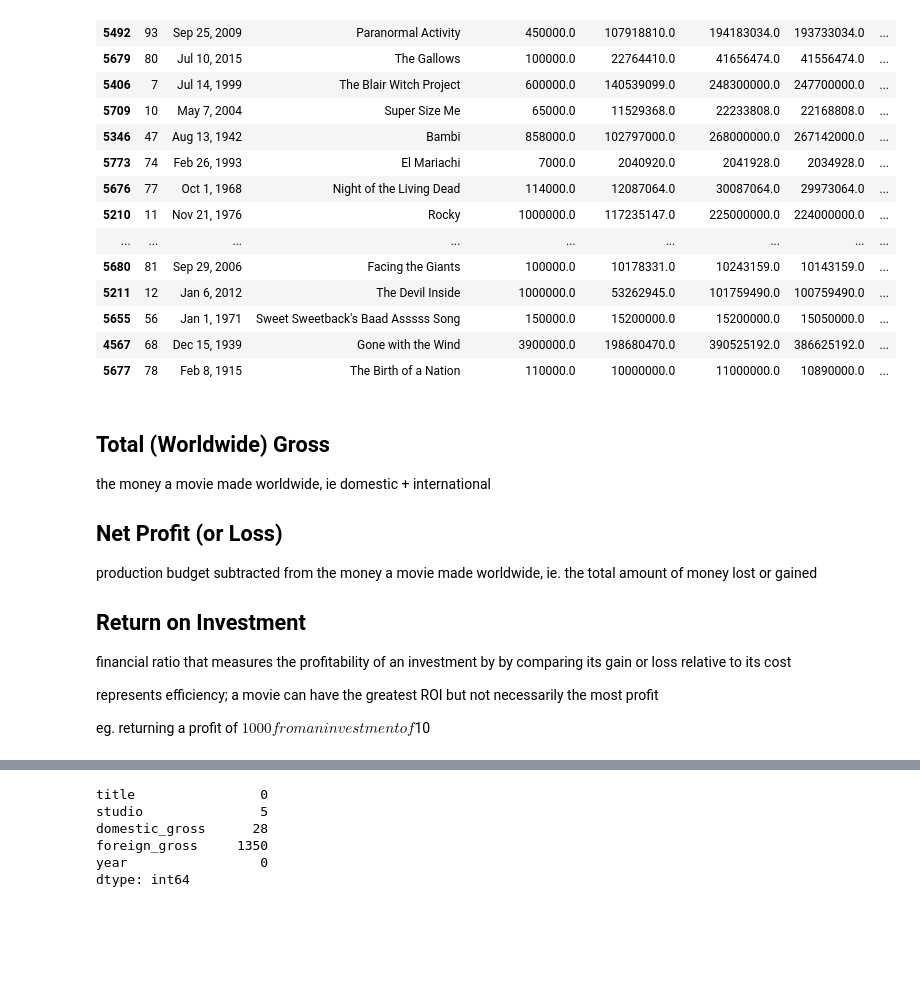
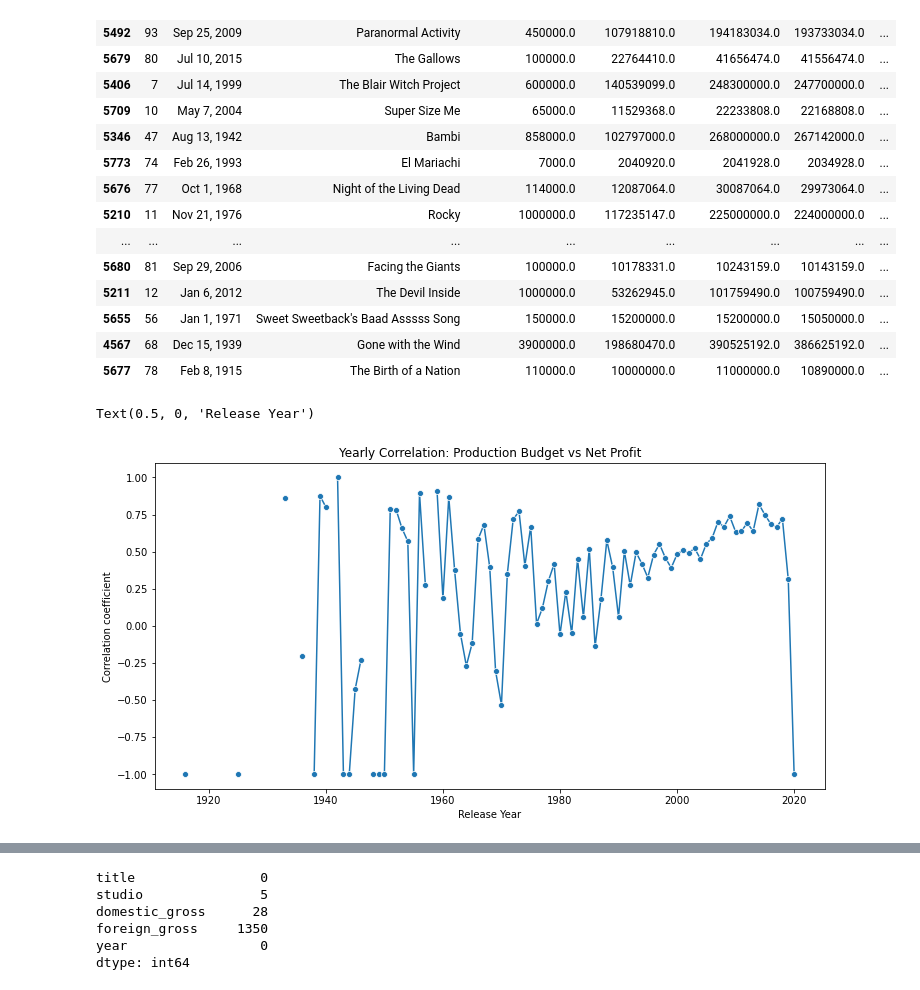
Before and after one commit to clivekinyanjui/DS-Phase_2-Group_3-Project, a Jupyter notebook: Notebook/index.ipynb, the cells around one changed output, grey strips where cells are left out. Saved outputs shown, nothing was run; the diff lists cells and outputs as text; code cells hidden in the pictures; blank space fills up the shorter version.

Commit message:
Expand insights & create visualizations

```diff
--- a/Notebook/index.ipynb
+++ b/Notebook/index.ipynb
@@ -242,17 +160,28 @@ budget_numbers_df_copy.sort_values('ROI', ascending=False).head(30)
 | 5655 | 56 | Jan 1, 1971 | Sweet Sweetback's Baad Asssss Song | 150000.0 | 15200000.0 | 15200000.0 | 15050000.0 | ... |
 | 4567 | 68 | Dec 15, 1939 | Gone with the Wind | 3900000.0 | 198680470.0 | 390525192.0 | 386625192.0 | ... |
 | 5677 | 78 | Feb 8, 1915 | The Birth of a Nation | 110000.0 | 10000000.0 | 11000000.0 | 10890000.0 | ... |
-# %% [markdown]
-## Total (Worldwide) Gross
-the money a movie made worldwide, ie domestic + international
-
-## Net Profit (or Loss)
-production budget subtracted from the money a movie made worldwide, ie.
-the total amount of money lost or gained
-
-## Return on Investment
-financial ratio that measures the profitability of an investment by by comparing its gain or loss relative to its cost
-
-represents efficiency; a movie can have the greatest ROI but not necessarily the most profit
-
-eg. returning a profit of $1000 from an investment of $10
+# %%
+# calculate yearly correlation
+budget_numbers_df_copy['release_date'] = pd.to_datetime(
+    budget_numbers_df_copy['release_date'], errors='coerce'
+)
+
+budget_numbers_df_copy['release_year'] = budget_numbers_df_copy['release_date'].dt.year
+budget_numbers_df_clean = budget_numbers_df_copy.dropna(subset=['release_year'])
+
+year_corr_list = []
+for year, group in budget_numbers_df_clean.groupby('release_year'):
+    corr = group['production_budget'].corr(group['net_profit'])
+    year_corr_list.append({'year': year, 'corr': corr})
+
+year_corr_df = pd.DataFrame(year_corr_list)
+
+
+plt.figure(figsize=(12,6))
+sns.lineplot(data=year_corr_df, x='year', y='corr', marker='o')
+plt.title('Yearly Correlation: Production Budget vs Net Profit')
+plt.ylabel('Correlation coefficient')
+plt.xlabel('Release Year')
+# %% [output]
+Text(0.5, 0, 'Release Year')
+[figure, added]
```
Also changed, not shown: parts of 45 cells of this notebook.
